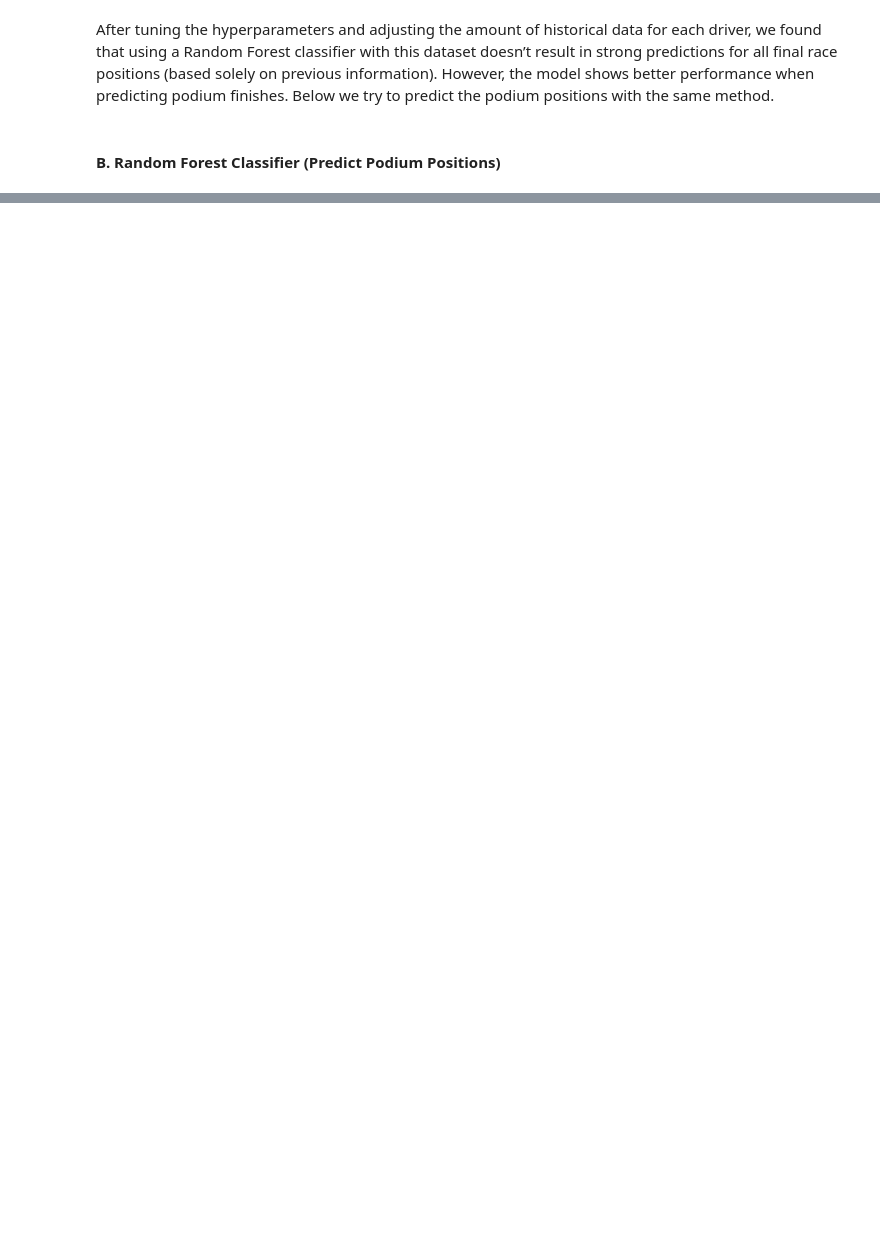
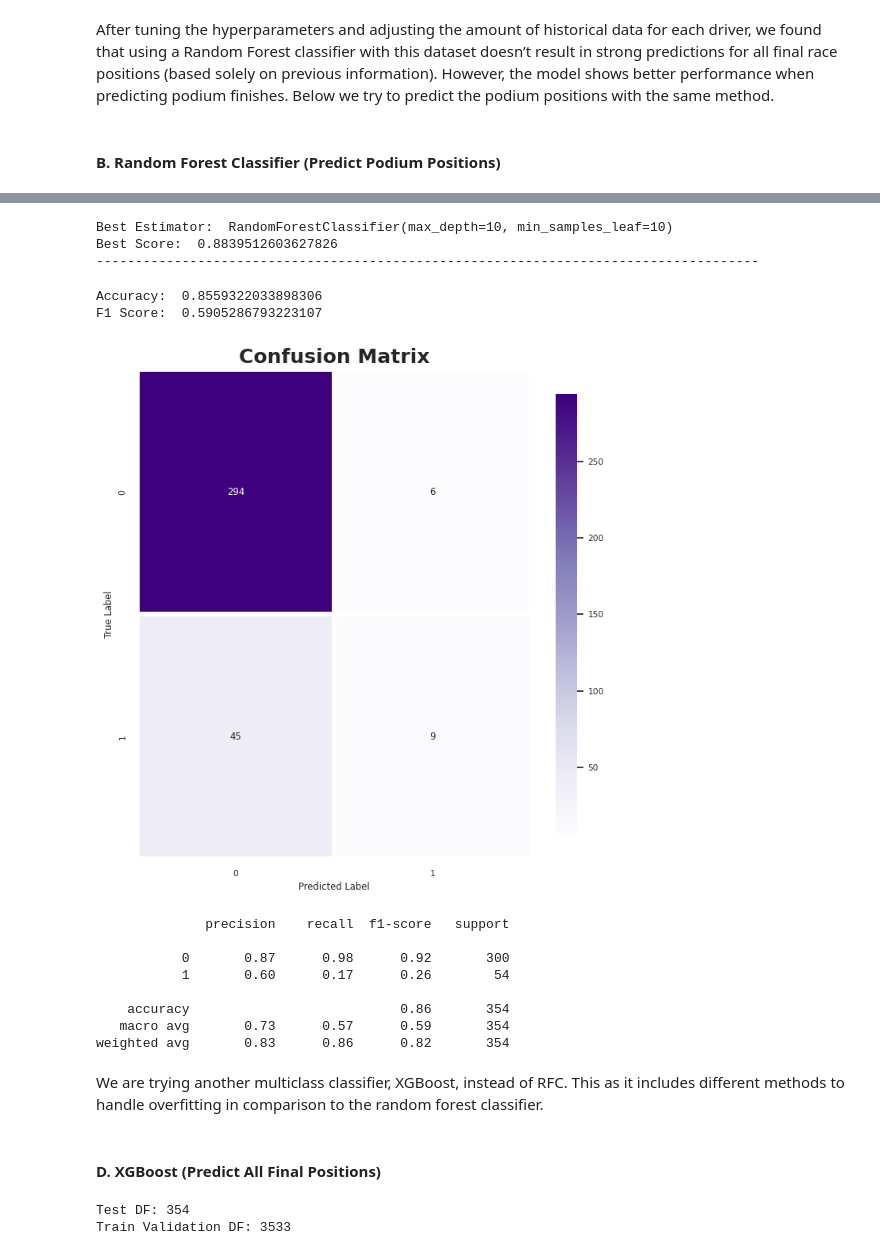
Before and after one commit to GabyCisnerosV/F1_NoName, a Jupyter notebook: 3_Model_1.ipynb, the cells around one changed output, grey strips where cells are left out. Cells and saved outputs as stored; diff of their text form; code cells hidden in the pictures; blank space fills up the shorter version.

```diff
--- a/3_Model_1.ipynb
+++ b/3_Model_1.ipynb
@@ -278,0 +339,74 @@ The results appear to be better; however, the metrics are misleading as the data
+# %%
+# CROSS VALIDATION AND HYPERPARAMETER TUNING
+# RESULTS SHOWN WITH PERSONALIZED FUNCTIONS
+skf = StratifiedKFold(n_splits=5, shuffle=True, random_state=1994) #K FOLD STRATIFIED TO HAVE SAME TARGET DISTRIBUTION IN ALL SPLITS
+model = RandomForestClassifier()
+
+scoring = {'accuracy': 'accuracy',
+           'f1_macro':'f1_macro'}
+
+param_grid = {
+    'max_depth': [5,10,15],
+    # 'min_samples_split': [],
+    'min_samples_leaf': [10,20,40]
+    }
+
+grid_search = GridSearchCV(estimator=model, param_grid=param_grid,scoring=scoring, cv=skf, refit='accuracy', return_train_score=True)
+grid_search.fit(X_pca_df, y)
+
+cv_results,best_model=F1_Modelling_Extra_Functions.grid_search_show_results(gs=grid_search,
+                                                                            X_df=X_pca_df,
+                                                                            feature_importance_num_features=0,
+                                                                            figuresize=(15,5))
+# %% [output]
+Best Estimator:  RandomForestClassifier(max_depth=10, min_samples_leaf=10)
+Best Score:  0.8839512603627826
+-------------------------------------------------------------------------------------
+# %%
+# Try model in test set
+y_pred = best_model.predict(X_test_pca_df)
+
+# Metrics
+test_accuracy = accuracy_score(y_test, y_pred)
+test_f1 = f1_score(y_test, y_pred, average='macro')
+
+# Print the results
+print("Accuracy: ",test_accuracy)
+print("F1 Score: ",test_f1)
+
+F1_Modelling_Extra_Functions.classification_test_results(y_test,y_pred,figuresize=(8,8)) #confusion matrix and classification report
+# %% [output]
+Accuracy:  0.8559322033898306
+F1 Score:  0.5905286793223107
+[figure, added]
+              precision    recall  f1-score   support
+
+           0       0.87      0.98      0.92       300
+           1       0.60      0.17      0.26        54
+
+    accuracy                           0.86       354
+   macro avg       0.73      0.57      0.59       354
+weighted avg       0.83      0.86      0.82       354
+# %% [markdown]
+We are trying another multiclass classifier, XGBoost, instead of RFC. This as it includes different methods to handle overfitting in comparison to the random forest classifier.
+# %% [markdown]
+#### D. XGBoost (Predict All Final Positions)
+# %%
+# SPLIT TRAIN, VALIDATION AND TEST DFs
+# I want to predict with the final_position of the last F1 rounds
+TEST_SEGMENTS=[2024]
+TEST_DF=ResultsDF2[ResultsDF2["season"].isin(TEST_SEGMENTS)].select_dtypes(exclude=['object']).drop(columns=["race_time.millis","final_position_is_podium"])
+TRAINING_VALIDATION_DF=ResultsDF2[~ResultsDF2["season"].isin(TEST_SEGMENTS)].select_dtypes(exclude=['object']).drop(columns=["race_time.millis","final_position_is_podium"])
+
+print("Test DF:",len(TEST_DF))
+print("Train Validation DF:",len(TRAINING_VALIDATION_DF))
+
+TARGET='final_position'
+X = TRAINING_VALIDATION_DF.drop(columns=[TARGET])
+y = TRAINING_VALIDATION_DF[TARGET].astype(int)-1
+
+X_test = TEST_DF.drop(columns=[TARGET])
+y_test = TEST_DF[TARGET].astype(int)-1
+# %% [output]
+Test DF: 354
+Train Validation DF: 3533
```
Also changed, not shown: parts of 20 cells of this notebook.
